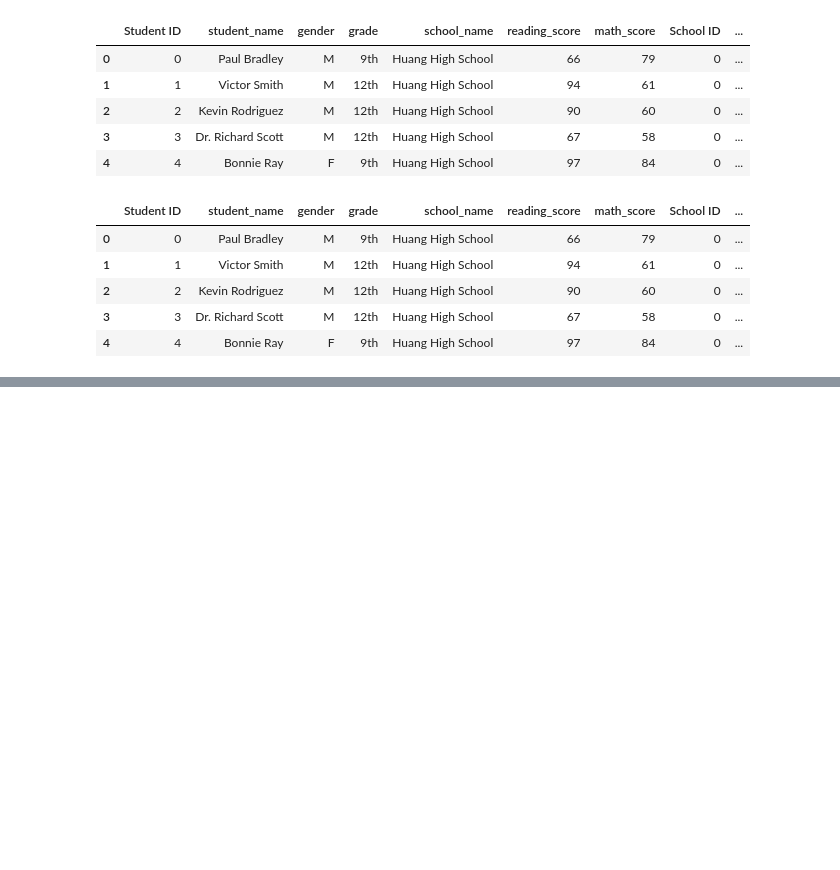
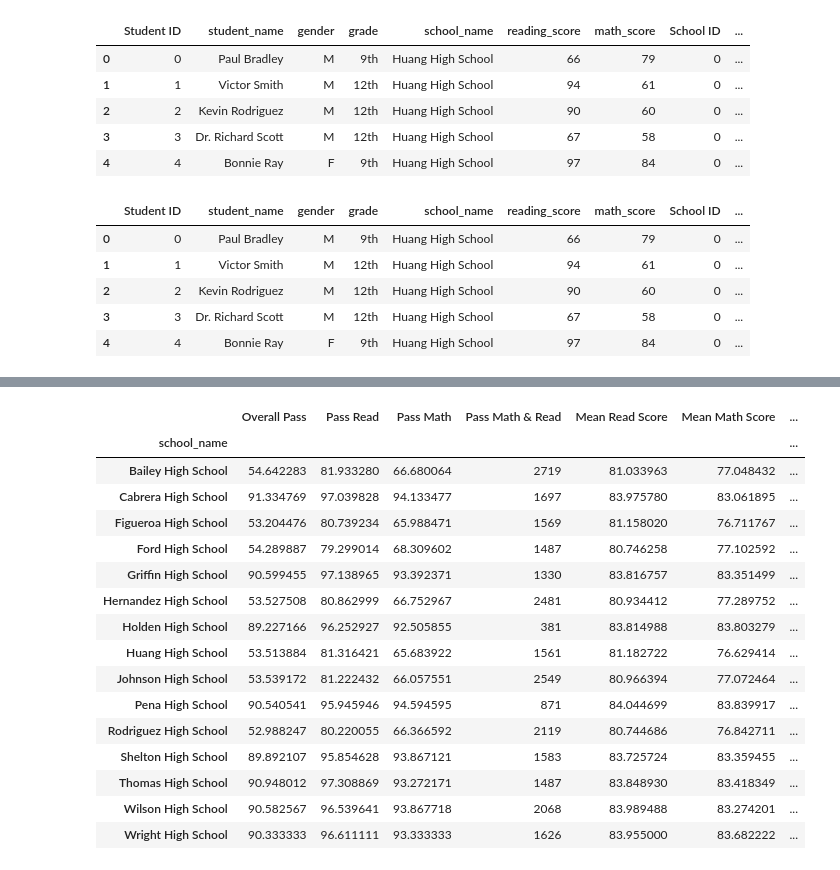
Before and after one commit to erwollmering/pandas-challenge, a Jupyter notebook: PyCitySchools/Pandas-Challenge.ipynb, the cells around one changed output, grey strips where cells are left out. Drawn from its saved outputs; the diff is of its cells as text; code cells hidden in the pictures; blank space fills up the shorter version.

```diff
--- a/PyCitySchools/Pandas-Challenge.ipynb
+++ b/PyCitySchools/Pandas-Challenge.ipynb
@@ -44,0 +336,4 @@ school_data_complete.head()
+# %%
+# Use the provided code to calculate the passing rates
+per_school_passing_math = school_students_passing_math / per_school_counts * 100
+per_school_passing_math
@@ -44,0 +358,3 @@ school_data_complete.head()
+# %%
+per_school_passing_reading = school_students_passing_reading / per_school_counts * 100
+per_school_passing_reading
@@ -44,0 +379,3 @@ school_data_complete.head()
+# %%
+overall_passing_rate = school_students_passing_math_and_reading / per_school_counts * 100
+overall_passing_rate
@@ -44,0 +424,14 @@ school_data_complete.head()
+# %%
+per_school_summary = pd.DataFrame({
+    "Overall Pass": overall_passing_rate,
+    "Pass Read": per_school_passing_reading,
+    "Pass Math": per_school_passing_math,
+    "Pass Math & Read": school_students_passing_math_and_reading,
+    "Mean Read Score": per_school_reading,
+    "Mean Math Score": per_school_math,
+    "Total Students": per_school_counts,
+    "School Budget": per_school_budget,
+    "Per School Capita": per_school_capita,
+    "School Type": school_types
+})
+per_school_summary
@@ -44,0 +455,25 @@ school_data_complete.head()
+# %%
+# Formatting
+per_school_summary["School Budget"] = per_school_summary["School Budget"].map("${:,.2f}".format)
+per_school_summary["Per School Capita"] = per_school_summary["Per School Capita"].map("${:,.2f}".format)
+
+# Display the DataFrame
+per_school_summary
+# %% [output]
+|  | Overall Pass | Pass Read | Pass Math | Pass Math & Read | Mean Read Score | Mean Math Score | ... |
+| school_name |  |  |  |  |  |  | ... |
+| Bailey High School | 54.642283 | 81.933280 | 66.680064 | 2719 | 81.033963 | 77.048432 | ... |
+| Cabrera High School | 91.334769 | 97.039828 | 94.133477 | 1697 | 83.975780 | 83.061895 | ... |
+| Figueroa High School | 53.204476 | 80.739234 | 65.988471 | 1569 | 81.158020 | 76.711767 | ... |
+| Ford High School | 54.289887 | 79.299014 | 68.309602 | 1487 | 80.746258 | 77.102592 | ... |
+| Griffin High School | 90.599455 | 97.138965 | 93.392371 | 1330 | 83.816757 | 83.351499 | ... |
+| Hernandez High School | 53.527508 | 80.862999 | 66.752967 | 2481 | 80.934412 | 77.289752 | ... |
+| Holden High School | 89.227166 | 96.252927 | 92.505855 | 381 | 83.814988 | 83.803279 | ... |
+| Huang High School | 53.513884 | 81.316421 | 65.683922 | 1561 | 81.182722 | 76.629414 | ... |
+| Johnson High School | 53.539172 | 81.222432 | 66.057551 | 2549 | 80.966394 | 77.072464 | ... |
+| Pena High School | 90.540541 | 95.945946 | 94.594595 | 871 | 84.044699 | 83.839917 | ... |
+| Rodriguez High School | 52.988247 | 80.220055 | 66.366592 | 2119 | 80.744686 | 76.842711 | ... |
+| Shelton High School | 89.892107 | 95.854628 | 93.867121 | 1583 | 83.725724 | 83.359455 | ... |
+| Thomas High School | 90.948012 | 97.308869 | 93.272171 | 1487 | 83.848930 | 83.418349 | ... |
+| Wilson High School | 90.582567 | 96.539641 | 93.867718 | 2068 | 83.989488 | 83.274201 | ... |
+| Wright High School | 90.333333 | 96.611111 | 93.333333 | 1626 | 83.955000 | 83.682222 | ... |
```
Also changed, not shown: parts of 43 cells of this notebook, 1 other file.
